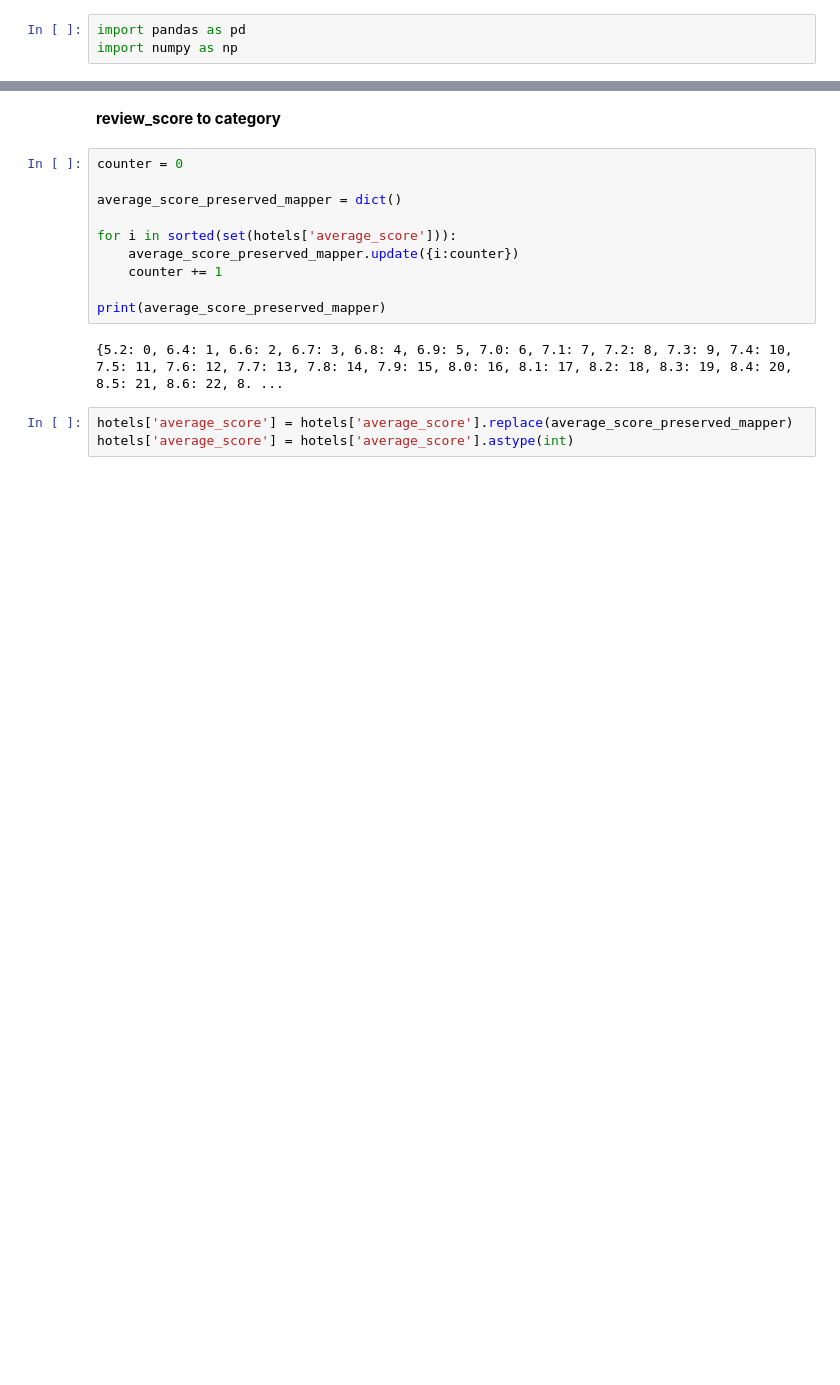
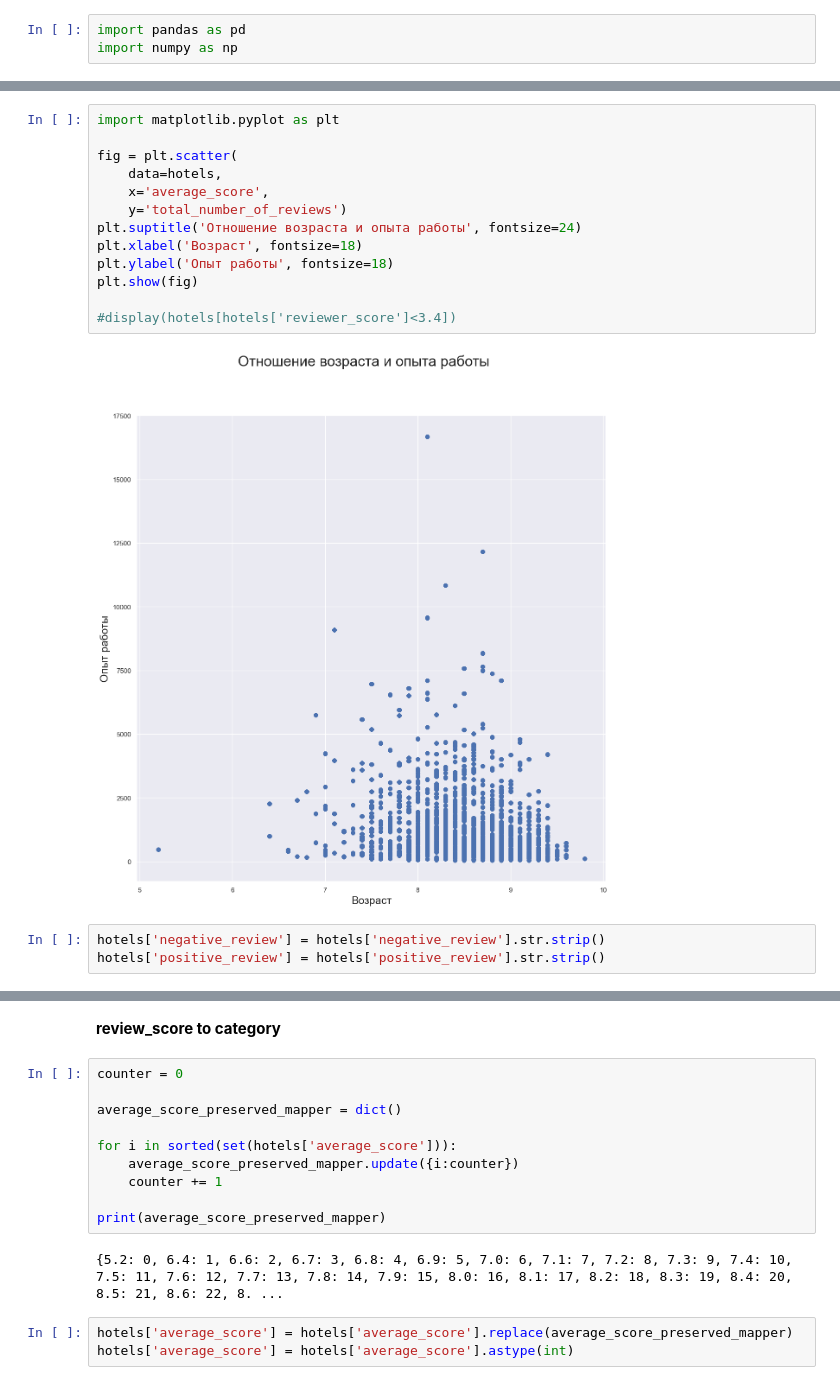
Before and after one commit to madskillskill/sf_data_science, a Jupyter notebook: PROJECT-3/P3.ipynb, the cells around one changed output, grey strips where cells are left out. Saved outputs shown, nothing was run; the diff lists cells and outputs as text; blank space fills up the shorter version.

```diff
--- a/PROJECT-3/P3.ipynb
+++ b/PROJECT-3/P3.ipynb
@@ -11,0 +24,18 @@ hotels.head(3)
+# %%
+import matplotlib.pyplot as plt
+
+fig = plt.scatter(
+    data=hotels,
+    x='average_score',
+    y='total_number_of_reviews')
+plt.suptitle('Отношение возраста и опыта работы', fontsize=24)
+plt.xlabel('Возраст', fontsize=18)
+plt.ylabel('Опыт работы', fontsize=18)
+plt.show(fig)
+
+#display(hotels[hotels['reviewer_score']<3.4])
+# %% [output]
+[figure, added]
+# %%
+hotels['negative_review'] = hotels['negative_review'].str.strip()
+hotels['positive_review'] = hotels['positive_review'].str.strip()
```
Also changed, not shown: parts of 24 cells of this notebook, 3 other files.
